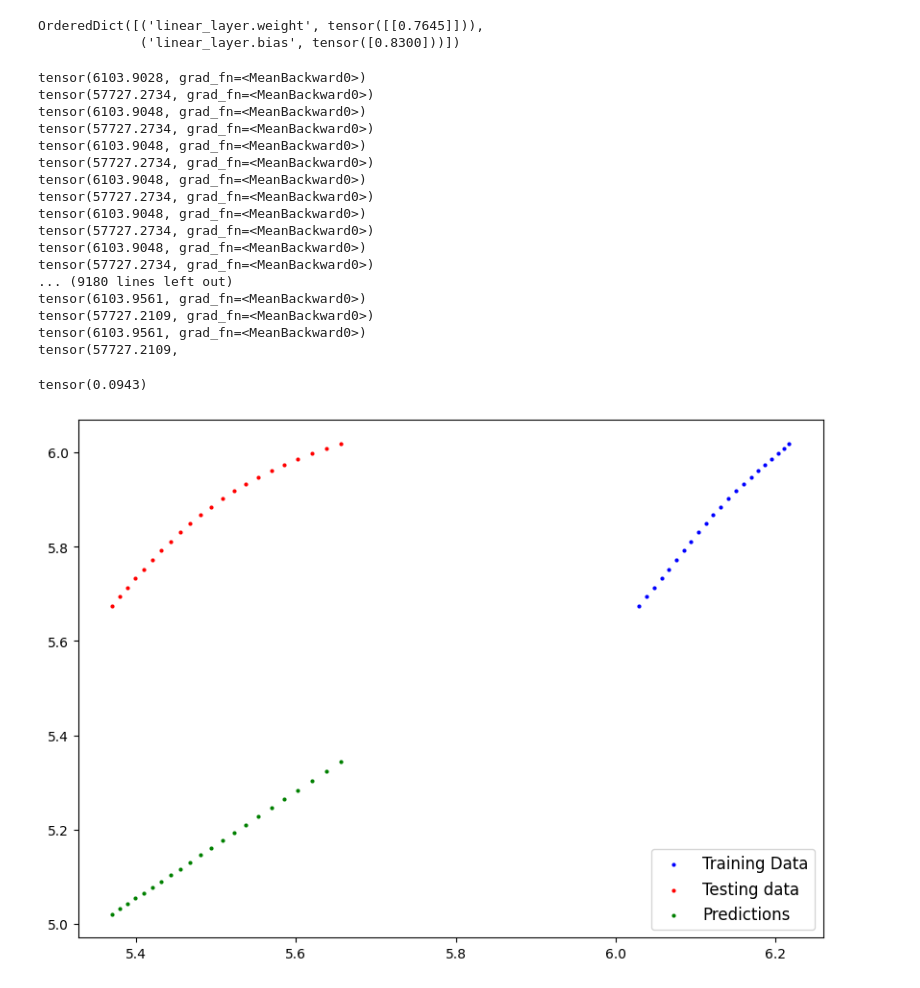
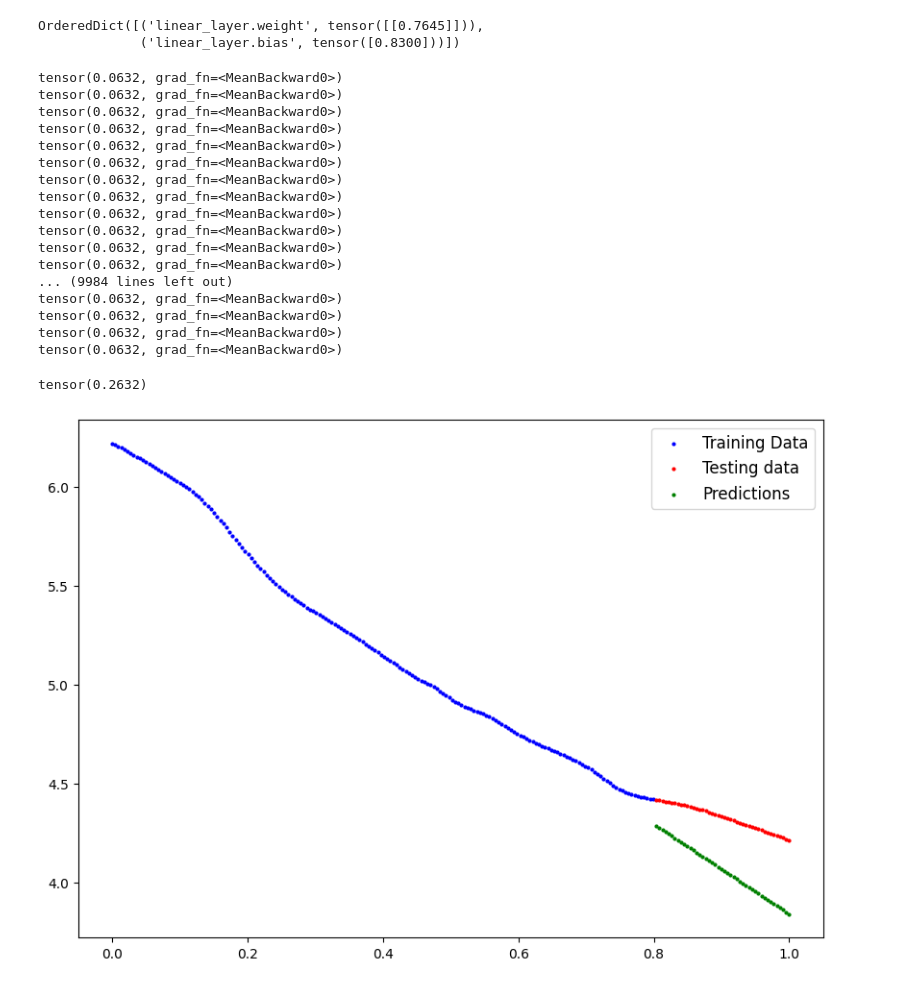
Before and after one commit to alt-rahul/regression, a Jupyter notebook: train.ipynb, the cells around one changed output. Drawn from its saved outputs; the diff is of its cells as text; code cells hidden in the pictures.

```diff
--- a/train.ipynb
+++ b/train.ipynb
@@ -64,6 +64,7 @@ data = data.iloc[124:]
 data.reset_index(drop=True)
 data["Date"] = data["Date"].map(lambda x: x.toordinal())
 data["Date"] -= data["Date"].min()
+data["Date"] /= data["Date"].max()
 data.head()
 # %% [output]
 |  | Date | Rate |
@@ -150,30 +151,30 @@ def noLossFr(epochs):
 
 noLossFr(10000)
 # %% [output]
-tensor(6103.9028, grad_fn=<MeanBackward0>)
-tensor(57727.2734, grad_fn=<MeanBackward0>)
-tensor(6103.9048, grad_fn=<MeanBackward0>)
-tensor(57727.2734, grad_fn=<MeanBackward0>)
-tensor(6103.9048, grad_fn=<MeanBackward0>)
-tensor(57727.2734, grad_fn=<MeanBackward0>)
-tensor(6103.9048, grad_fn=<MeanBackward0>)
-tensor(57727.2734, grad_fn=<MeanBackward0>)
-tensor(6103.9048, grad_fn=<MeanBackward0>)
-tensor(57727.2734, grad_fn=<MeanBackward0>)
-tensor(6103.9048, grad_fn=<MeanBackward0>)
-tensor(57727.2734, grad_fn=<MeanBackward0>)
-... (9180 lines left out)
-tensor(6103.9561, grad_fn=<MeanBackward0>)
-tensor(57727.2109, grad_fn=<MeanBackward0>)
-tensor(6103.9561, grad_fn=<MeanBackward0>)
-tensor(57727.2109,
+tensor(0.0632, grad_fn=<MeanBackward0>)
+tensor(0.0632, grad_fn=<MeanBackward0>)
+tensor(0.0632, grad_fn=<MeanBackward0>)
+tensor(0.0632, grad_fn=<MeanBackward0>)
+tensor(0.0632, grad_fn=<MeanBackward0>)
+tensor(0.0632, grad_fn=<MeanBackward0>)
+tensor(0.0632, grad_fn=<MeanBackward0>)
+tensor(0.0632, grad_fn=<MeanBackward0>)
+tensor(0.0632, grad_fn=<MeanBackward0>)
+tensor(0.0632, grad_fn=<MeanBackward0>)
+tensor(0.0632, grad_fn=<MeanBackward0>)
+tensor(0.0632, grad_fn=<MeanBackward0>)
+... (9984 lines left out)
+tensor(0.0632, grad_fn=<MeanBackward0>)
+tensor(0.0632, grad_fn=<MeanBackward0>)
+tensor(0.0632, grad_fn=<MeanBackward0>)
+tensor(0.0632, grad_fn=<MeanBackward0>)
 # %%
 model0.eval()
 with torch.inference_mode():
     test_preds = model0(X_test)
-    loss = loss_fn(test_preds, x_test)
+    loss = loss_fn(test_preds, y_test)
     plot_predictions(predictions = test_preds)
     print(loss)
 # %% [output]
-tensor(0.0943)
+tensor(0.2632)
-[figure, old version]
+[figure, new version]
```
Also changed, not shown: parts of 2 cells of this notebook.
